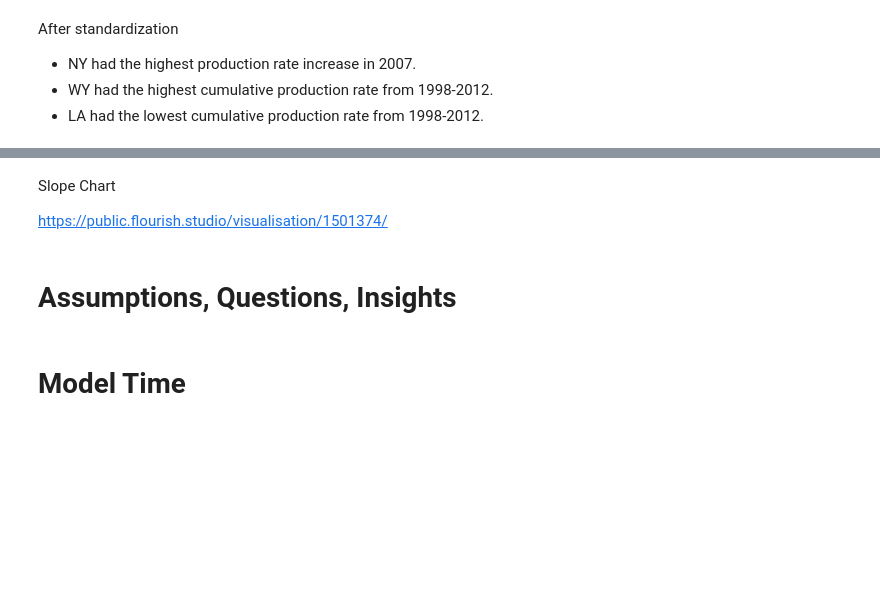
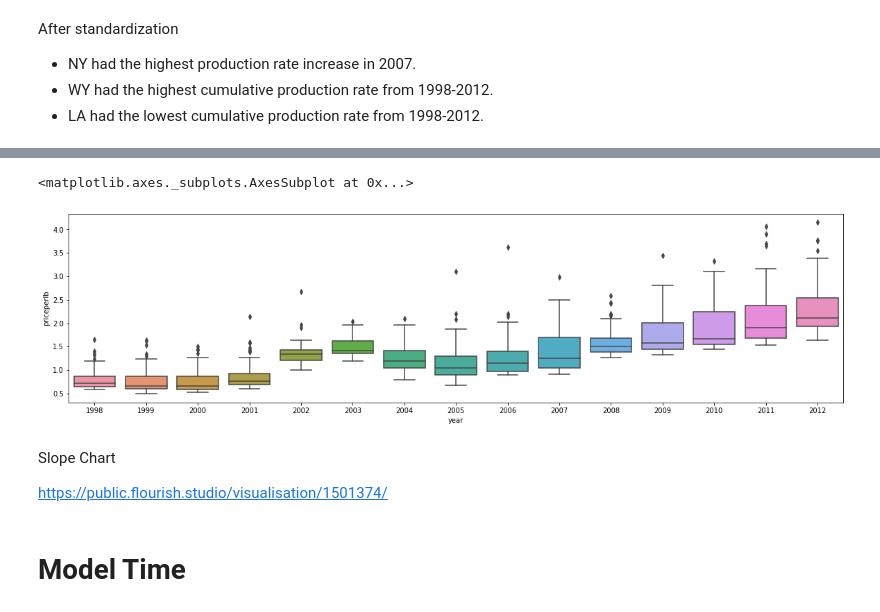
Before and after one commit to nonoumasy/honey-bee-production-1998-2012, a Jupyter notebook: Honey_Bee_Production_19989_2012.ipynb, the cells around one changed output, grey strips where cells are left out. Saved outputs shown, nothing was run; the diff lists cells and outputs as text; code cells hidden in the pictures; blank space fills up the shorter version.

```diff
--- a/Honey_Bee_Production_19989_2012.ipynb
+++ b/Honey_Bee_Production_19989_2012.ipynb
@@ -279,6 +309,14 @@ plotly.offline.plot(fig, "honey_bee_map.html");
+# %%
+#Boxplot visualization of 'price per lb' vs 'year'
+plt.figure(figsize=(20,5))
+sns.boxplot(data=honey_df,
+            x='year',
+            y='priceperlb',
+            )
+# %% [output]
+<matplotlib.axes._subplots.AxesSubplot at 0x...>
+[figure, added]
 # %% [markdown]
 Slope Chart
 
 https://public.flourish.studio/visualisation/1501374/
-# %% [markdown]
-# Assumptions, Questions, Insights
```
Also changed, not shown: parts of 12 cells of this notebook.
